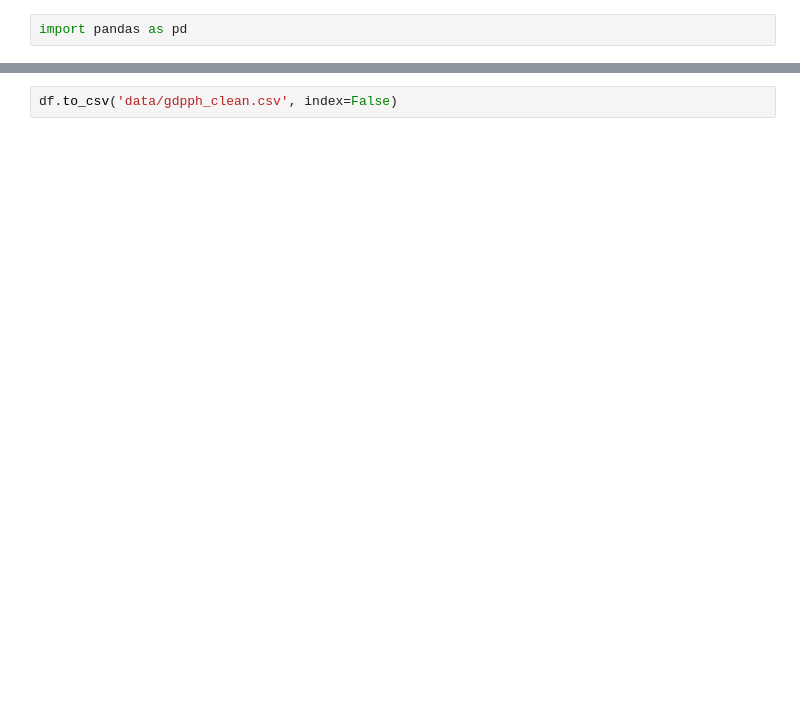
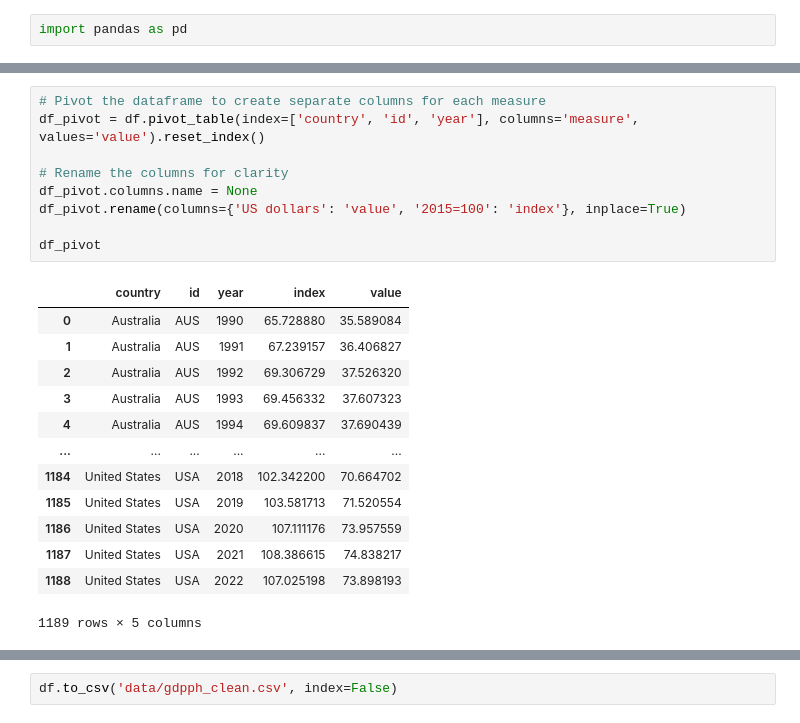
Before and after one commit to gmelmed/gmelmed.github.io, a Jupyter notebook: cc3_data.ipynb, the cells around one changed output, grey strips where cells are left out. Cells and saved outputs as stored; diff of their text form; blank space fills up the shorter version.

```diff
--- a/cc3_data.ipynb
+++ b/cc3_data.ipynb
@@ -32,0 +29,23 @@ df
+# %%
+# Pivot the dataframe to create separate columns for each measure
+df_pivot = df.pivot_table(index=['country', 'id', 'year'], columns='measure', values='value').reset_index()
+
+# Rename the columns for clarity
+df_pivot.columns.name = None
+df_pivot.rename(columns={'US dollars': 'value', '2015=100': 'index'}, inplace=True)
+
+df_pivot
+# %% [output]
+|  | country | id | year | index | value |
+| 0 | Australia | AUS | 1990 | 65.728880 | 35.589084 |
+| 1 | Australia | AUS | 1991 | 67.239157 | 36.406827 |
+| 2 | Australia | AUS | 1992 | 69.306729 | 37.526320 |
+| 3 | Australia | AUS | 1993 | 69.456332 | 37.607323 |
+| 4 | Australia | AUS | 1994 | 69.609837 | 37.690439 |
+| ... | ... | ... | ... | ... | ... |
+| 1184 | United States | USA | 2018 | 102.342200 | 70.664702 |
+| 1185 | United States | USA | 2019 | 103.581713 | 71.520554 |
+| 1186 | United States | USA | 2020 | 107.111176 | 73.957559 |
+| 1187 | United States | USA | 2021 | 108.386615 | 74.838217 |
+| 1188 | United States | USA | 2022 | 107.025198 | 73.898193 |
+1189 rows × 5 columns
```
Also changed, not shown: parts of 11 cells of this notebook, 1 other file.
